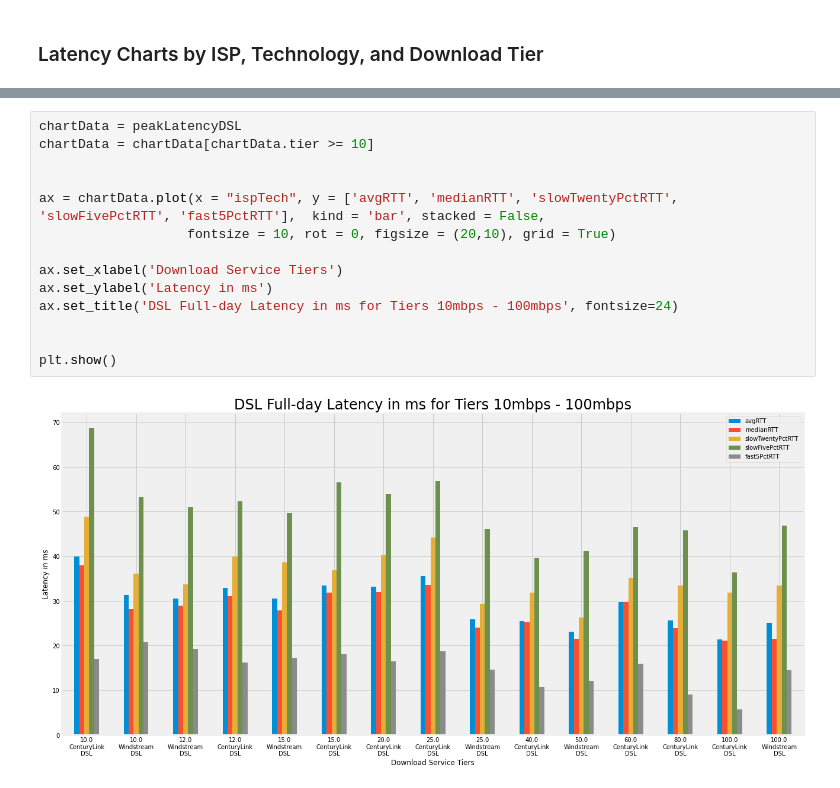
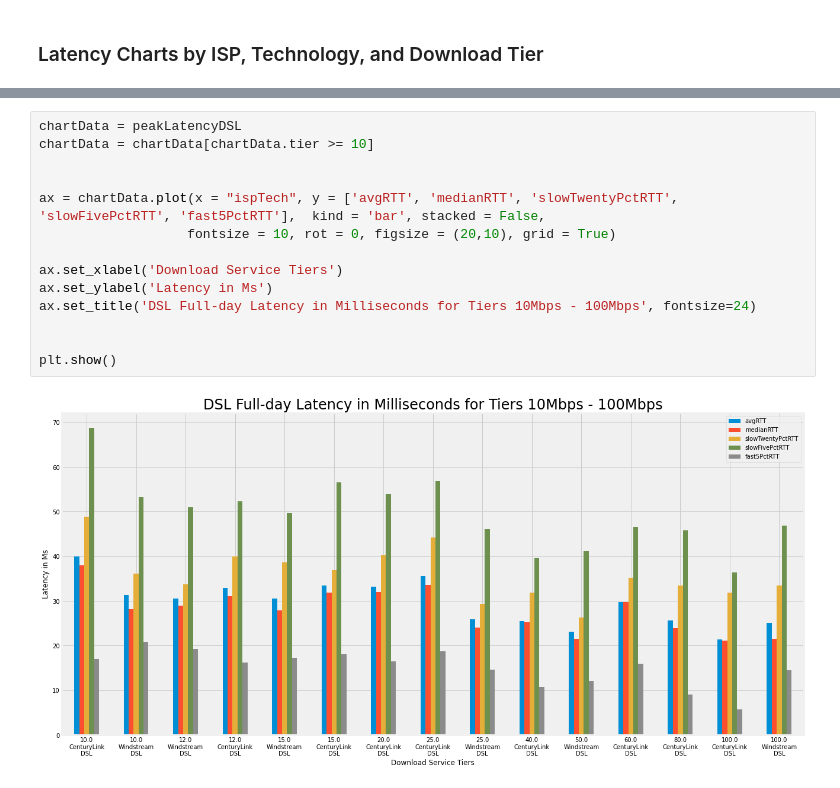
Before and after one commit to afreund415/MBA-broadband-research, a Jupyter notebook: MBA Latency Charts IPv4.ipynb, the cells around one changed output, grey strips where cells are left out. Drawn from its saved outputs; the diff is of its cells as text.

```diff
--- a/MBA Latency Charts IPv4.ipynb
+++ b/MBA Latency Charts IPv4.ipynb
@@ -264,19 +265,19 @@ plt.show()
 # %%
 chartData = peakLatencyDSL
 chartData = chartData[chartData.tier >= 10]
 
 
 ax = chartData.plot(x = "ispTech", y = ['avgRTT', 'medianRTT', 'slowTwentyPctRTT', 'slowFivePctRTT', 'fast5PctRTT'],  kind = 'bar', stacked = False,
                    fontsize = 10, rot = 0, figsize = (20,10), grid = True)
 
 ax.set_xlabel('Download Service Tiers')
-ax.set_ylabel('Latency in ms')
-ax.set_title('DSL Full-day Latency in ms for Tiers 10mbps - 100mbps', fontsize=24)
+ax.set_ylabel('Latency in Ms')
+ax.set_title('DSL Full-day Latency in Milliseconds for Tiers 10Mbps - 100Mbps', fontsize=24)
 
 
 plt.show()
 # %% [output]
-[figure, old version]
+[figure, new version]
 # %%
 chartData = peakLatencyCable
 
```
Also changed, not shown: parts of 11 cells of this notebook, 2 other files.
